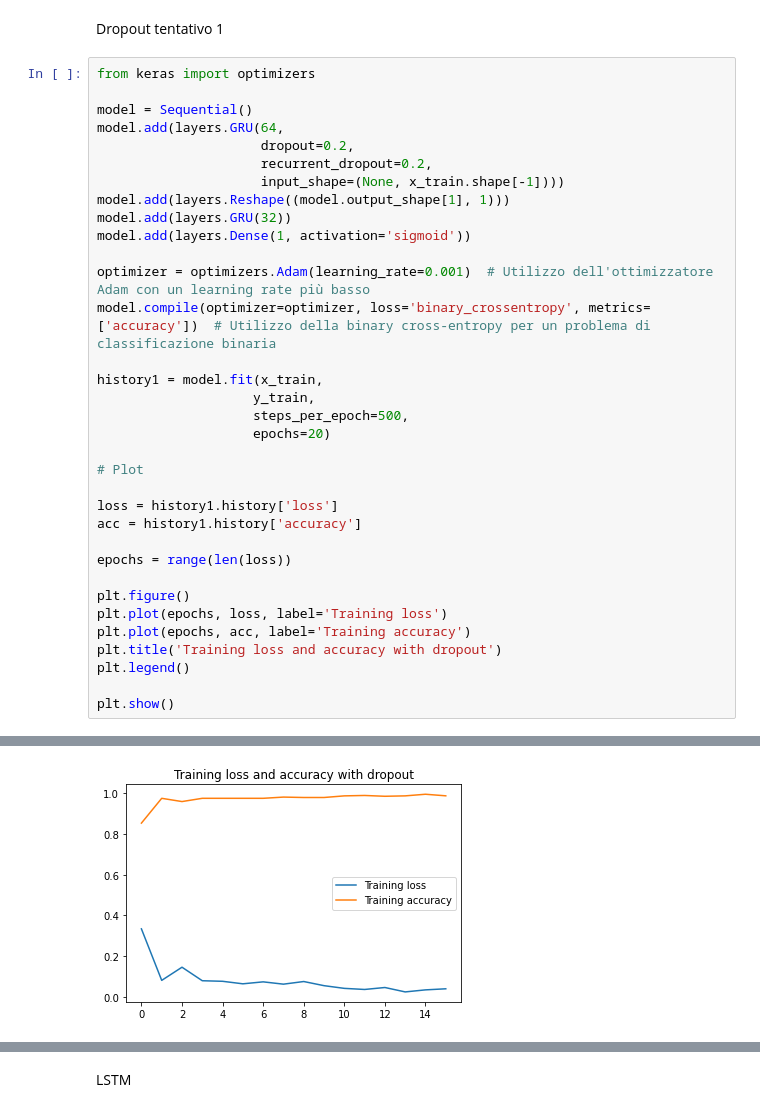
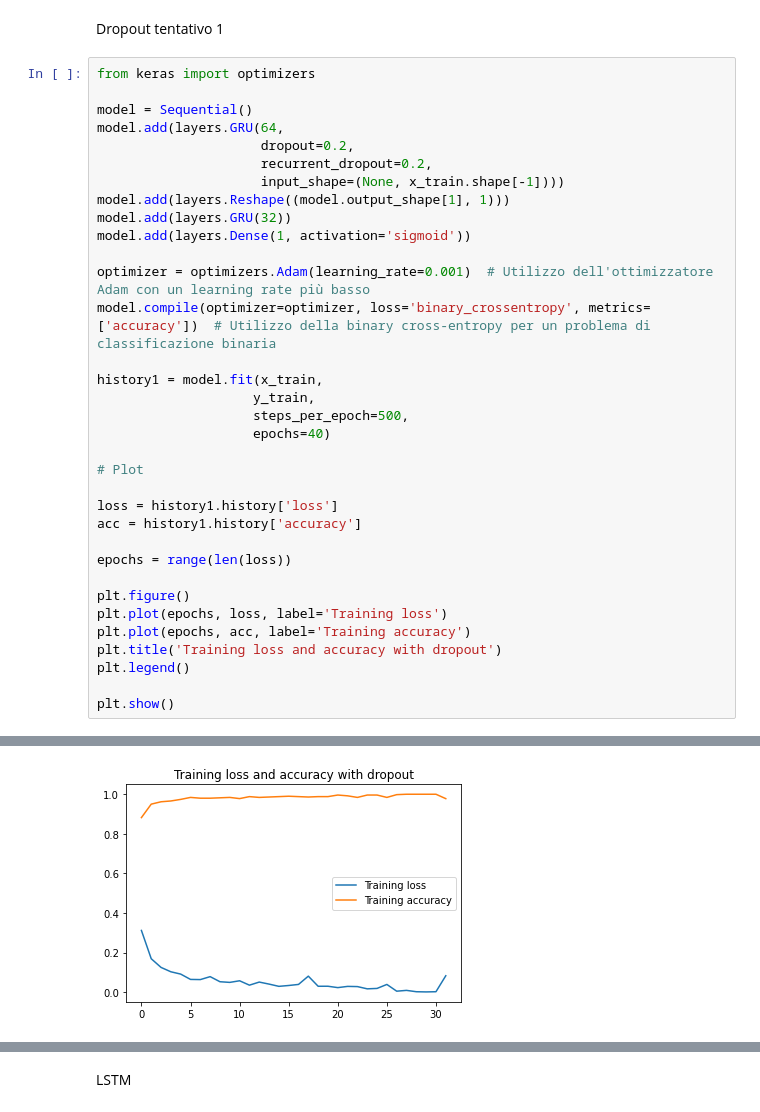
Before and after one commit to ChiaraAnsaldo/Neural-network-for-eeg-signal-analysis-for-epileptic-seizure-detection, a Jupyter notebook: Main-Ire.ipynb, the cells around one changed output, grey strips where cells are left out. Drawn from its saved outputs; the diff is of its cells as text.

```diff
--- a/Main-Ire.ipynb
+++ b/Main-Ire.ipynb
@@ -442,7 +437,7 @@ model.compile(optimizer=optimizer, loss='binary_crossentropy', metrics=['accurac
 history1 = model.fit(x_train,
                     y_train,
                     steps_per_epoch=500,
-                    epochs=20)
+                    epochs=40)
 
 # Plot
 
@@ -479 +474 @@ Epoch 16/20
-[figure, old version]
+[figure, new version]
```
Also changed, not shown: parts of 34 cells of this notebook.
